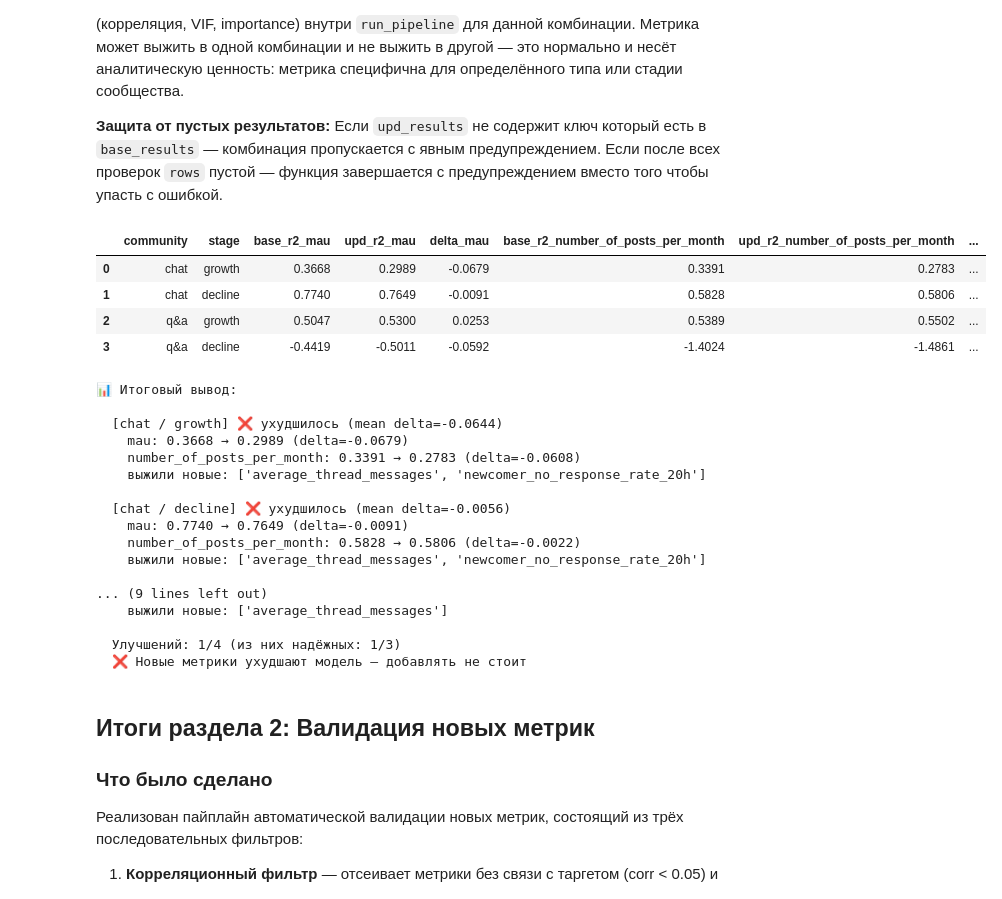
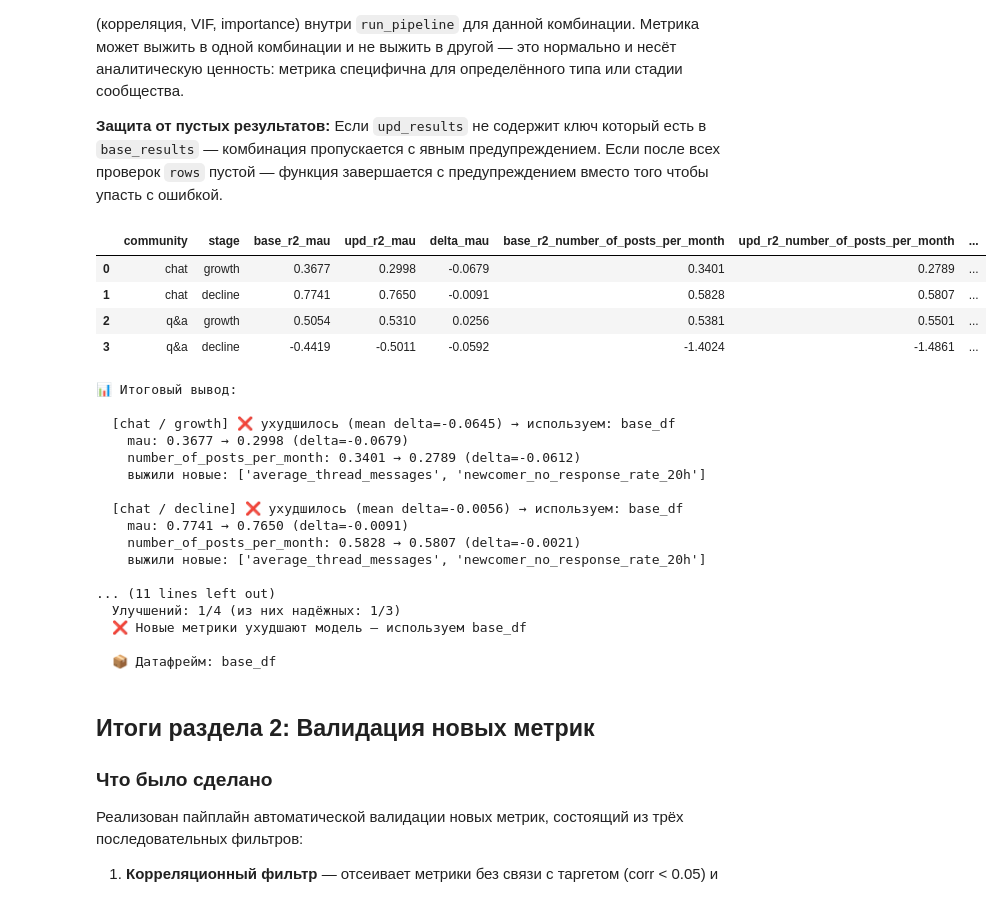
Before and after one commit to Irdorat/community_management, a Jupyter notebook: research/validation_new_metrics/algorithm_for_validating_the_new_metric.ipynb, the cells around one changed output. Saved outputs shown, nothing was run; the diff lists cells and outputs as text; code cells hidden in the pictures.

```diff
--- a/research/validation_new_metrics/algorithm_for_validating_the_new_metric.ipynb
+++ b/research/validation_new_metrics/algorithm_for_validating_the_new_metric.ipynb
@@ -721,7 +703,7 @@ def compute_feature_importance(train_data, test_data, title, predictors, n_seeds
         return pd.DataFrame(), {}
 
     imputer = SimpleImputer(strategy='median')
-    scaler  = StandardScaler()
+    scaler  = RobustScaler()
 
     # Импутация и масштабирование — один раз на трейне
     X_train_imp = imputer.fit_transform(train_data[available].values)
@@ -1237,7 +1219,6 @@ def compare_results(base_results, upd_results, new_metrics):
 
         row = {'community': community, 'stage': stage}
 
-        # R² по каждому таргету отдельно
         for target in targets:
             base_r2 = base['r2'].get(target, np.nan)
             upd_r2  = upd['r2'].get(target, np.nan)
@@ -1251,12 +1232,13 @@ def compare_results(base_results, upd_results, new_metrics):
         row['new_metrics_survived'] = [
             m for m in new_metrics if m in upd['importance'].index
         ]
+        row['best_df'] = 'upd' if row['delta_mean'] > 0 else 'base'
 
         rows.append(row)
 
     if not rows:
         print('⚠️  Нет данных для сравнения')
-        return
+        return None, None, None
 
     summary = pd.DataFrame(rows)
     display(summary)
@@ -1267,67 +1249,76 @@ def compare_results(base_results, upd_results, new_metrics):
         delta    = row['delta_mean']
         base_r2  = row['base_r2_mean']
         verdict  = '✅ улучшилось' if delta > 0 else ('➖ без изменений' if delta == 0 else '❌ ухудшилось')
         survived = row['new_metrics_survived'] or ['—']
 
-        print(f'\n  {label} {verdict} (mean delta={delta:+.4f})')
+        print(f'\n  {label} {verdict} (mean delta={delta:+.4f}) → используем: {row["best_df"]}_df')
 
-        # Предупреждение если базовая модель хуже случайного угадывания
         if base_r2 < 0:
             print(f'  ⚠️  Базовая модель хуже случайного угадывания (R²={base_r2:.3f}) — сравнение ненадёжно')
 
         for target in targets:
             print(
                 f'    {target}: '
                 f'{row[f"base_r2_{target}"]:.4f} → {row[f"upd_r2_{target}"]:.4f} '
                 f'(delta={row[f"delta_{target}"]:+.4f})'
             )
         print(f'    выжили новые: {survived}')
 
-    positive = (summary['delta_mean'] > 0).sum()
-    negative = (summary['delta_mean'] < 0).sum()
-    total    = len(summary)
-
-    # Считаем только те комбинации где базовая модель надёжна (R² >= 0)
-    reliable = summary[summary['base_r2_mean'] >= 0]
+    positive          = (summary['delta_mean'] > 0).sum()
+    negative          = (summary['delta_mean'] < 0).sum()
+    total             = len(summary)
+    reliable          = summary[summary['base_r2_mean'] >= 0]
     reliable_positive = (reliable['delta_mean'] > 0).sum()
     reliable_total    = len(reliable)
 
     print(f'\n  Улучшений: {positive}/{total} (из них надёжных: {reliable_positive}/{reliable_total})')
 
     if reliable_total == 0:
-        print('  ⚠️  Нет надёжных комбинаций для вывода — базовые модели хуже случайного угадывания')
+        print('  ⚠️  Нет надёжных комбинаций — используем base_df')
+        best_df      = base_df
+        best_results = base_results
     elif reliable_positive > reliable_total / 2:
-        print('  ✅ Новые метрики улучшают модель — рекомендуется добавить')
+        print('  ✅ Новые метрики улучшают модель — используем upd_df')
+        best_df      = upd_df
+        best_results = upd_results
     elif reliable_positive == reliable_total / 2:
-        print('  ➖ Эффект неоднозначный — добавление новых метрик не даёт явного выигрыша')
+        print('  ➖ Эффект неоднозначный — используем base_df')
+        best_df      = base_df
+        best_results = base_results
     else:
-        print('  ❌ Новые метрики ухудшают модель — добавлять не стоит')
+        print('  ❌ Новые метрики ухудшают модель — используем base_df')
+        best_df      = base_df
+        best_results = base_results
+
+    print(f'\n  📦 Датафрейм: {"upd_df" if best_df is upd_df else "base_df"}')
+
+    return summary, best_df, best_results
 
 
-compare_results(base_results, upd_results, new_metrics)
+summary, best_df, best_results = compare_results(base_results, upd_results, new_metrics)
 # %% [output]
 |  | community | stage | base_r2_mau | upd_r2_mau | delta_mau | base_r2_number_of_posts_per_month | upd_r2_number_of_posts_per_month | ... |
-| 0 | chat | growth | 0.3668 | 0.2989 | -0.0679 | 0.3391 | 0.2783 | ... |
-| 1 | chat | decline | 0.7740 | 0.7649 | -0.0091 | 0.5828 | 0.5806 | ... |
-| 2 | q&a | growth | 0.5047 | 0.5300 | 0.0253 | 0.5389 | 0.5502 | ... |
+| 0 | chat | growth | 0.3677 | 0.2998 | -0.0679 | 0.3401 | 0.2789 | ... |
+| 1 | chat | decline | 0.7741 | 0.7650 | -0.0091 | 0.5828 | 0.5807 | ... |
+| 2 | q&a | growth | 0.5054 | 0.5310 | 0.0256 | 0.5381 | 0.5501 | ... |
 | 3 | q&a | decline | -0.4419 | -0.5011 | -0.0592 | -1.4024 | -1.4861 | ... |
 📊 Итоговый вывод:
 
-  [chat / growth] ❌ ухудшилось (mean delta=-0.0644)
-    mau: 0.3668 → 0.2989 (delta=-0.0679)
-    number_of_posts_per_month: 0.3391 → 0.2783 (delta=-0.0608)
+  [chat / growth] ❌ ухудшилось (mean delta=-0.0645) → используем: base_df
+    mau: 0.3677 → 0.2998 (delta=-0.0679)
+    number_of_posts_per_month: 0.3401 → 0.2789 (delta=-0.0612)
     выжили новые: ['average_thread_messages', 'newcomer_no_response_rate_20h']
 
-  [chat / decline] ❌ ухудшилось (mean delta=-0.0056)
-    mau: 0.7740 → 0.7649 (delta=-0.0091)
-    number_of_posts_per_month: 0.5828 → 0.5806 (delta=-0.0022)
+  [chat / decline] ❌ ухудшилось (mean delta=-0.0056) → используем: base_df
+    mau: 0.7741 → 0.7650 (delta=-0.0091)
+    number_of_posts_per_month: 0.5828 → 0.5807 (delta=-0.0021)
     выжили новые: ['average_thread_messages', 'newcomer_no_response_rate_20h']
 
-... (9 lines left out)
-    выжили новые: ['average_thread_messages']
+... (11 lines left out)
+  Улучшений: 1/4 (из них надёжных: 1/3)
+  ❌ Новые метрики ухудшают модель — используем base_df
 
-  Улучшений: 1/4 (из них надёжных: 1/3)
-  ❌ Новые метрики ухудшают модель — добавлять не стоит
+  📦 Датафрейм: base_df
 # %% [markdown]
 ## Итоги раздела 2: Валидация новых метрик
 
```
Also changed, not shown: parts of 12 cells of this notebook, 2 other files.
